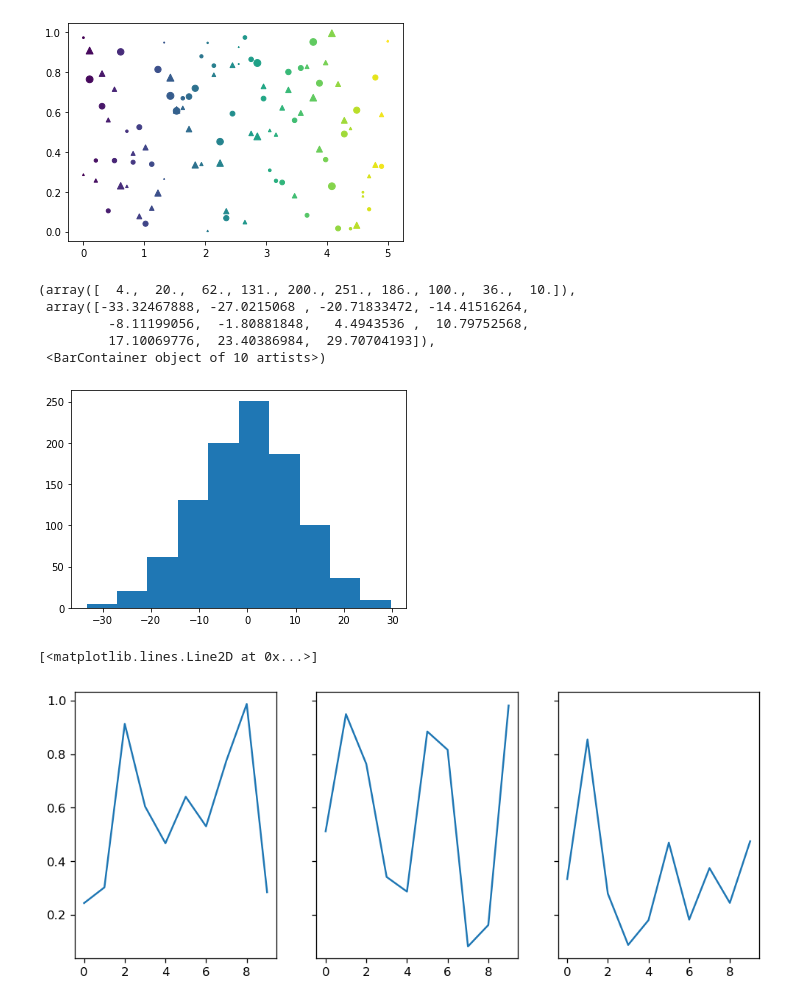
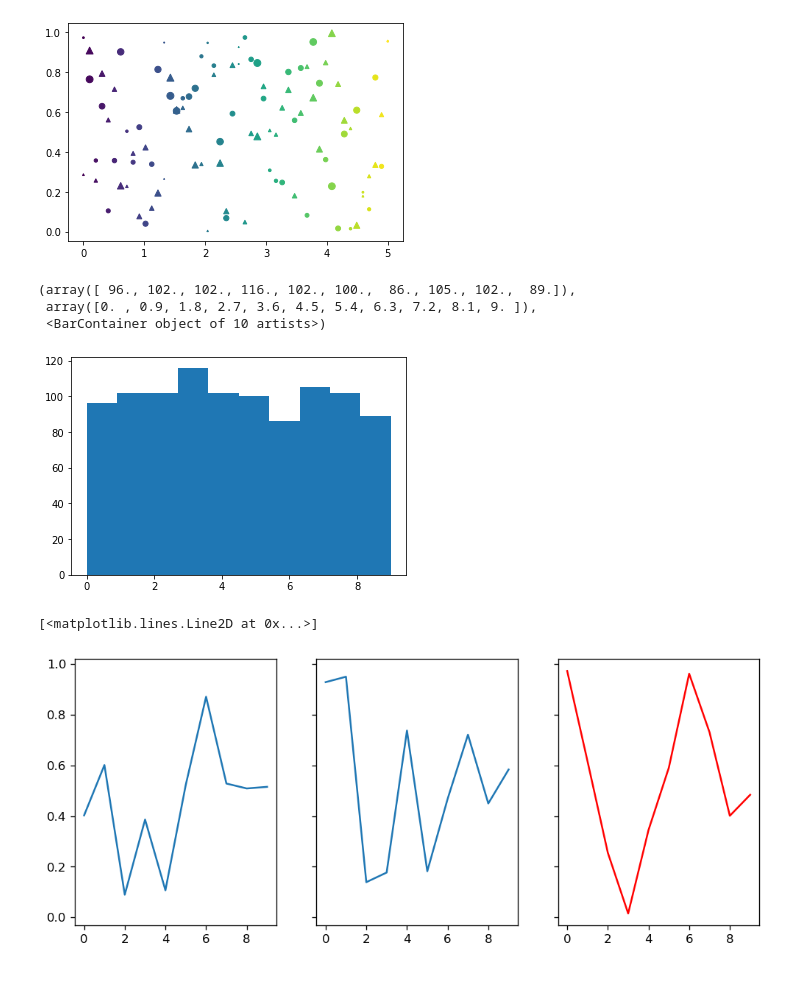
Before and after one commit to ngoantnut/data-science-by-Huy-teacher, a Jupyter notebook: visualize.ipynb, the cells around one changed output. Saved outputs shown, nothing was run; the diff lists cells and outputs as text; code cells hidden in the pictures.

```diff
--- a/visualize.ipynb
+++ b/visualize.ipynb
@@ -14,26 +14,27 @@ plt.scatter(x,y2,s=z,c=color,marker='^')
 <matplotlib.collections.PathCollection at 0x...>
 [figure]
 # %%
-x=np.random.normal(0,10,1000)
+#x=np.random.normal(0,10,1000)
+x=np.random.randint(0,10,1000)
+#print(x)
 plt.hist(x)
 # %% [output]
-(array([  4.,  20.,  62., 131., 200., 251., 186., 100.,  36.,  10.]),
- array([-33.32467888, -27.0215068 , -20.71833472, -14.41516264,
-         -8.11199056,  -1.80881848,   4.4943536 ,  10.79752568,
-         17.10069776,  23.40386984,  29.70704193]),
+(array([ 96., 102., 102., 116., 102., 100.,  86., 105., 102.,  89.]),
+ array([0. , 0.9, 1.8, 2.7, 3.6, 4.5, 5.4, 6.3, 7.2, 8.1, 9. ]),
  <BarContainer object of 10 artists>)
-[figure, old version]
+[figure, new version]
 # %%
+# Cú pháp vẽ đa hệ tọa độ trong 1 figure
 fig, (ax1, ax2, ax3) = plt.subplots(1,3, figsize=(10,4), sharey=True, dpi=120)
 x1=np.random.rand(10)
 x2=np.random.rand(10)
 x3=np.random.rand(10)
 ax1.plot(x1)
 ax2.plot(x2)
-ax3.plot(x3)
+ax3.plot(x3,color='red')
 # %% [output]
 [<matplotlib.lines.Line2D at 0x...>]
-[figure, old version]
+[figure, new version]
 # %%
 x=np.random.rand(1000)
 y=np.random.rand(1000)
```
Also changed, not shown: parts of 4 cells of this notebook, 1 other file.
